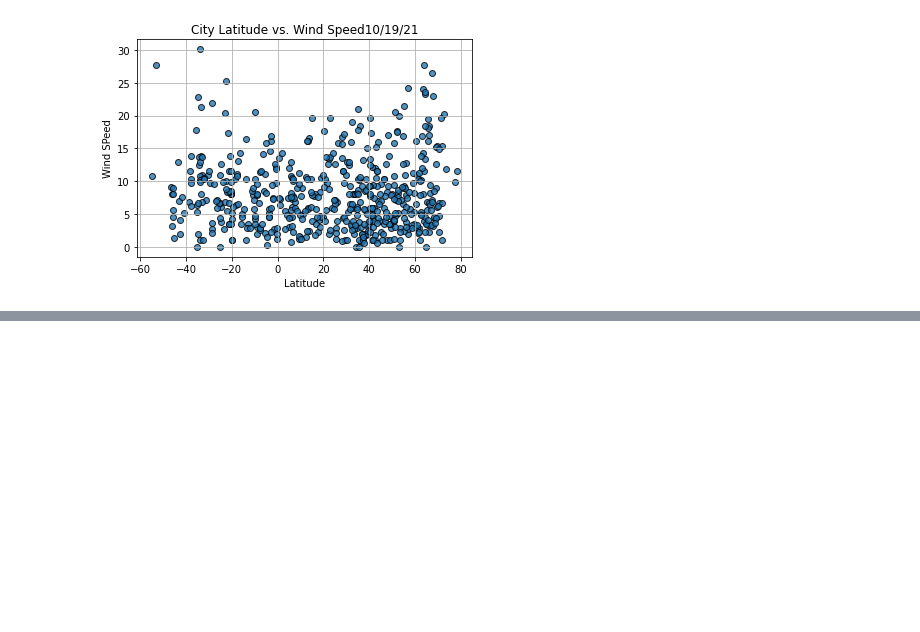
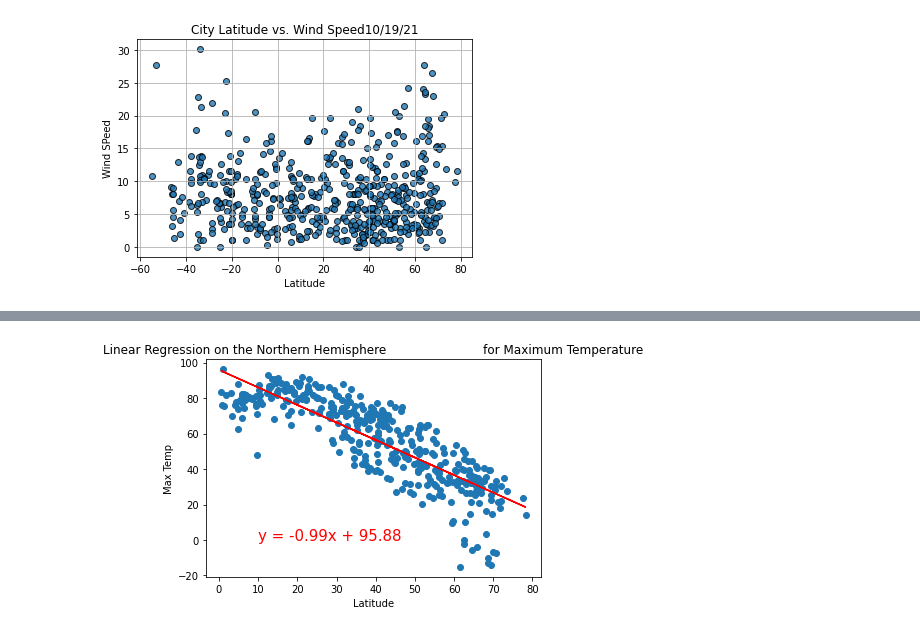
Before and after one commit to timothykeating/World_Weather_Analysis, a Jupyter notebook: weatherPy.ipynb, the cells around one changed output, grey strips where cells are left out. Cells and saved outputs as stored; diff of their text form; code cells hidden in the pictures; blank space fills up the shorter version.

```diff
--- a/weatherPy.ipynb
+++ b/weatherPy.ipynb
@@ -338,0 +384,7 @@ plt.show()
+# %%
+# Create the Hemisphere DataFrames
+
+north_hemi = city_data_df.loc[(city_data_df['Lat']>=0)]
+# north_hemi.head()
+south_hemi=city_data_df.loc[(city_data_df['Lat']<=0)]
+south_hemi.head()
@@ -338,0 +398,11 @@ plt.show()
+# %%
+# Linear regression on the Northern Hemisphere
+x_values = north_hemi["Lat"]
+y_values = north_hemi["Max Temp"]
+
+# Call the function.
+plot_linear_regression(x_values, y_values,
+                       'Linear Regression on the Northern Hemisphere \
+                        for Maximum Temperature', 'Max Temp',(10,0))
+# %% [output]
+[figure, added]
```
Also changed, not shown: parts of 9 cells of this notebook.
